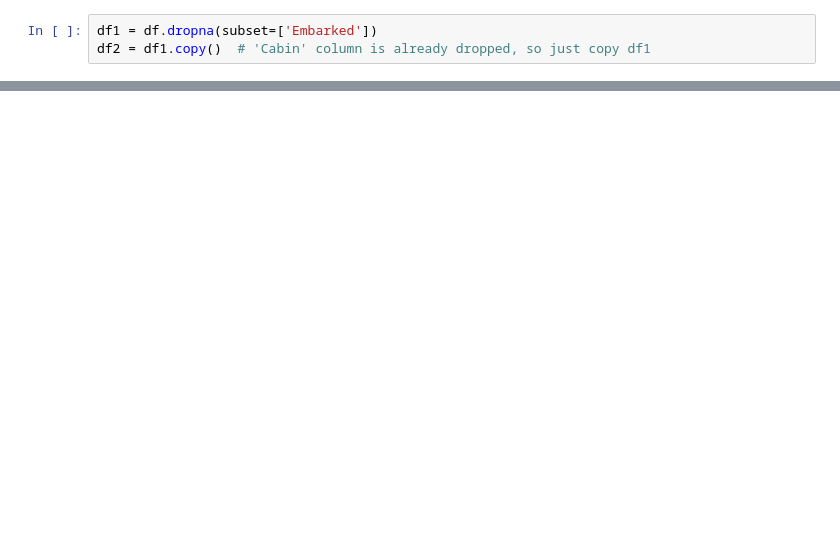
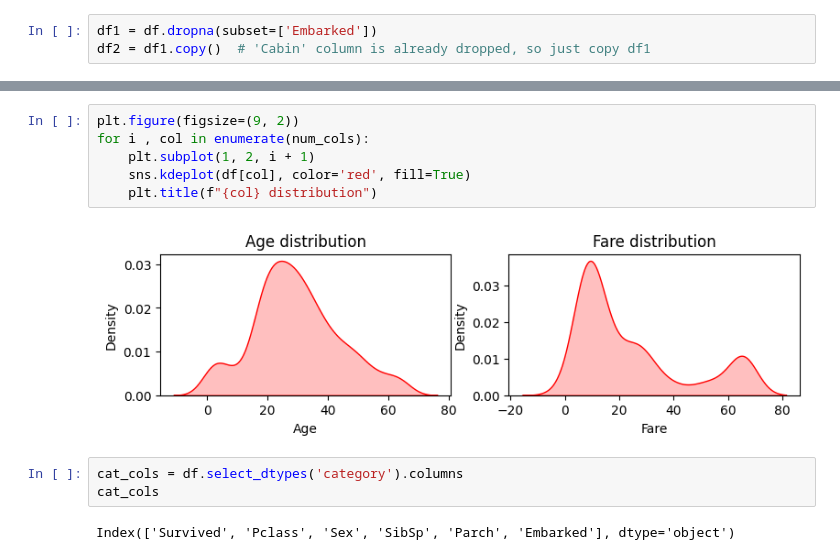
Before and after one commit to Elgeneral200/Depi_Amit_AI_BNS3, a Jupyter notebook: Data_preprocessing/Workshop_1.ipynb, the cells around one changed output, grey strips where cells are left out. Cells and saved outputs as stored; diff of their text form; blank space fills up the shorter version.

```diff
--- a/Data_preprocessing/Workshop_1.ipynb
+++ b/Data_preprocessing/Workshop_1.ipynb
@@ -94,0 +132,13 @@ df.head(20)
+# %%
+plt.figure(figsize=(9, 2))
+for i , col in enumerate(num_cols):
+    plt.subplot(1, 2, i + 1)
+    sns.kdeplot(df[col], color='red', fill=True)
+    plt.title(f"{col} distribution")
+# %% [output]
+[figure, added]
+# %%
+cat_cols = df.select_dtypes('category').columns
+cat_cols
+# %% [output]
+Index(['Survived', 'Pclass', 'Sex', 'SibSp', 'Parch', 'Embarked'], dtype='object')
```
Also changed, not shown: parts of 16 cells of this notebook, 1 other file.
